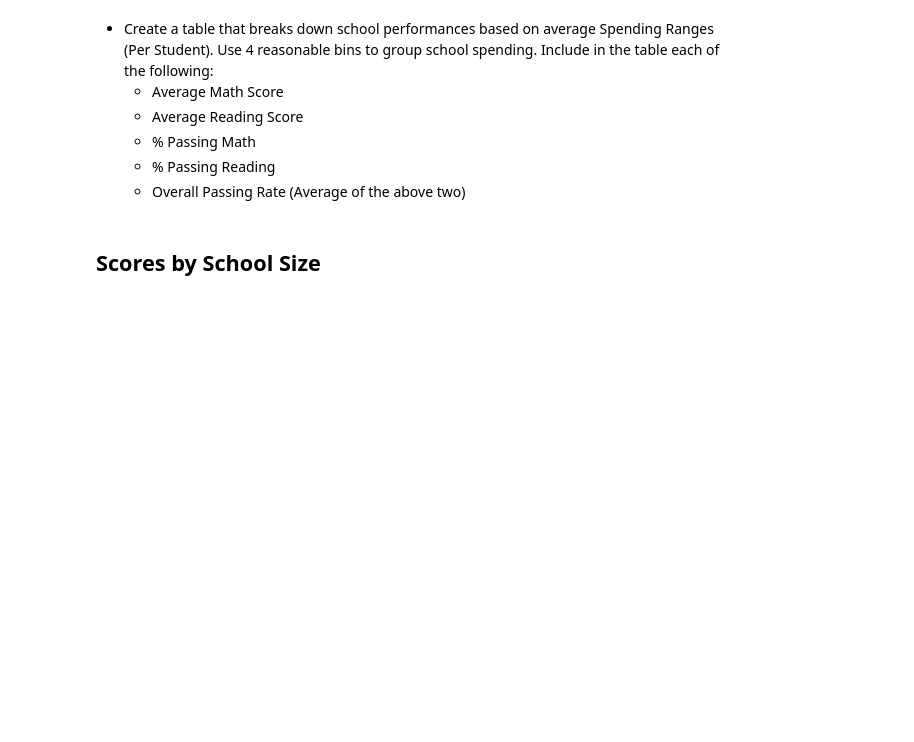
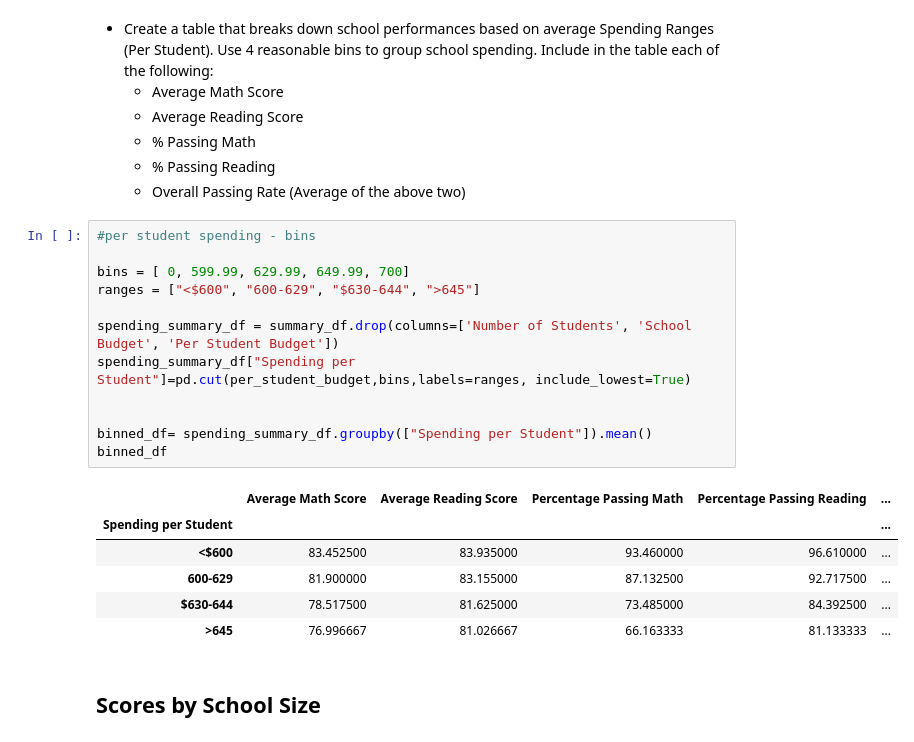
Before and after one commit to capnrick/pandas-challenge, a Jupyter notebook: PyCitySchools/PyCitySchools_starter.ipynb, the cells around one changed output. Drawn from its saved outputs; the diff is of its cells as text; blank space fills up the shorter version.

```diff
--- a/PyCitySchools/PyCitySchools_starter.ipynb
+++ b/PyCitySchools/PyCitySchools_starter.ipynb
@@ -382,6 +453,25 @@ summary_df
   * % Passing Math
   * % Passing Reading
   * Overall Passing Rate (Average of the above two)
+# %%
+#per student spending - bins
+
+bins = [ 0, 599.99, 629.99, 649.99, 700]
+ranges = ["<$600", "600-629", "$630-644", ">645"]
+
+spending_summary_df = summary_df.drop(columns=['Number of Students', 'School Budget', 'Per Student Budget'])
+spending_summary_df["Spending per Student"]=pd.cut(per_student_budget,bins,labels=ranges, include_lowest=True)
+
+
+binned_df= spending_summary_df.groupby(["Spending per Student"]).mean()
+binned_df
+# %% [output]
+|  | Average Math Score | Average Reading Score | Percentage Passing Math | Percentage Passing Reading | ... |
+| Spending per Student |  |  |  |  | ... |
+| <$600 | 83.452500 | 83.935000 | 93.460000 | 96.610000 | ... |
+| 600-629 | 81.900000 | 83.155000 | 87.132500 | 92.717500 | ... |
+| $630-644 | 78.517500 | 81.625000 | 73.485000 | 84.392500 | ... |
+| >645 | 76.996667 | 81.026667 | 66.163333 | 81.133333 | ... |
 # %% [markdown]
 ## Scores by School Size
 # %% [markdown]
```
Also changed, not shown: parts of 8 cells of this notebook.
